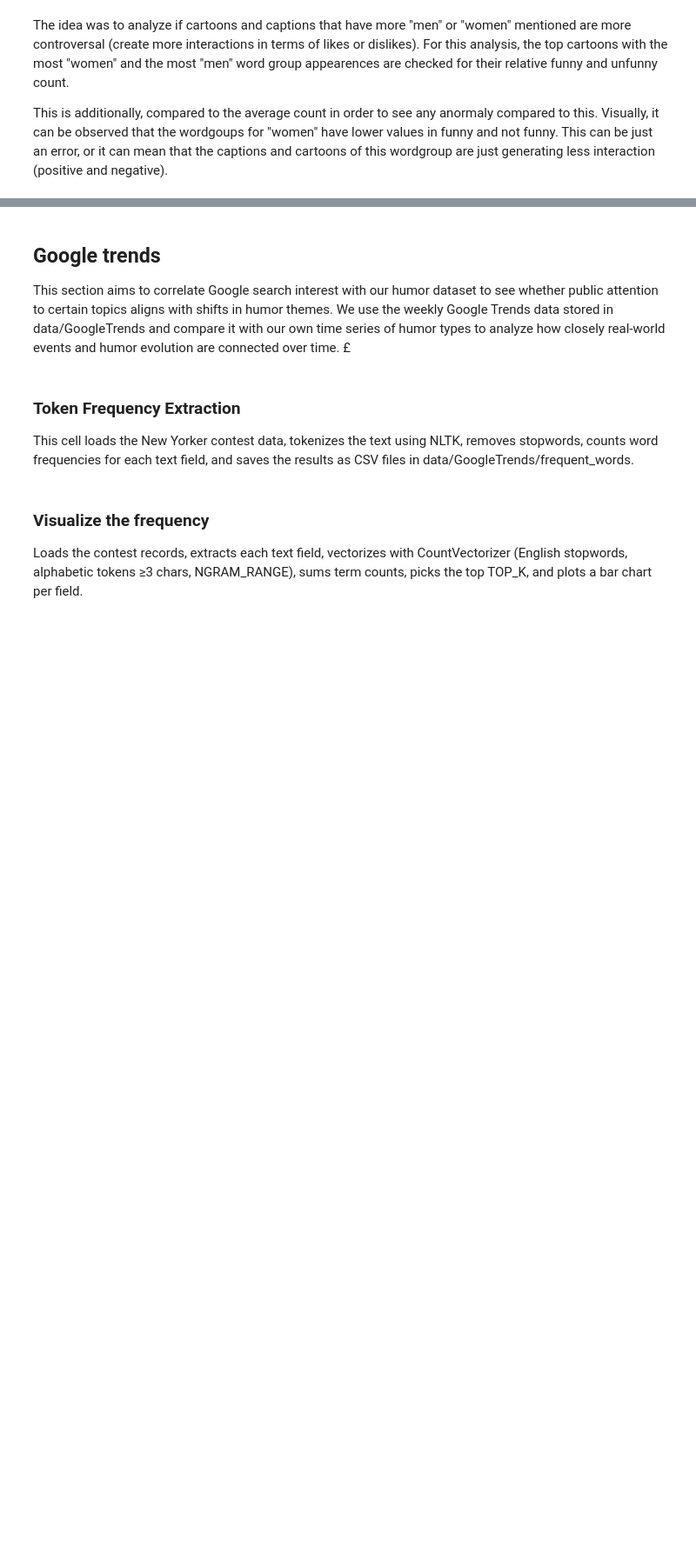
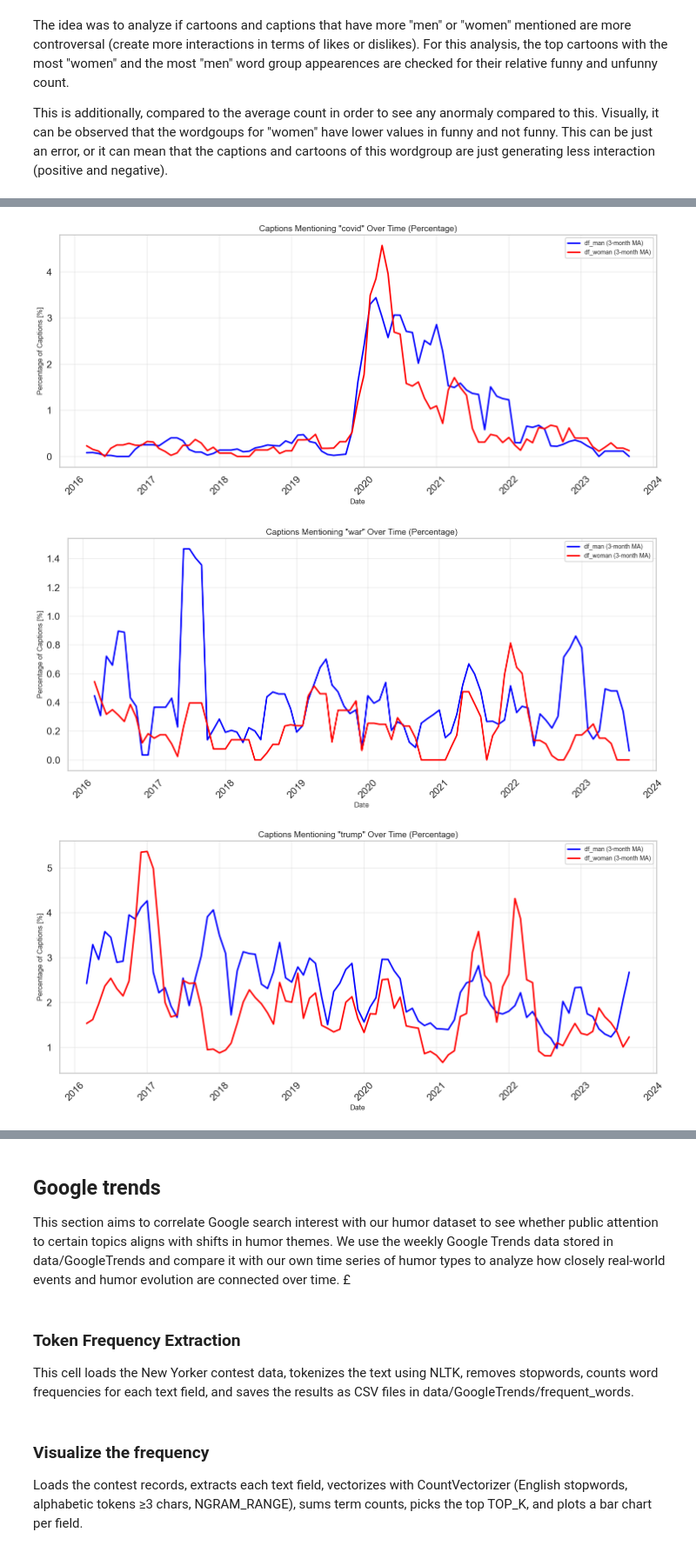
Before and after one commit to epfl-ada/ada-2025-project-data_dinosaur, a Jupyter notebook: results.ipynb, the cells around one changed output, grey strips where cells are left out. Shown at 87% size. Drawn from its saved outputs; the diff is of its cells as text; code cells hidden in the pictures; blank space fills up the shorter version.

```diff
--- a/results.ipynb
+++ b/results.ipynb
@@ -243,0 +388,60 @@ This is additionally, compared to the average count in order to see any anormaly
+# %%
+# Plot number of captions with each event group over time (counts and percentages with moving averages)
+# Add date column to df_man and df_woman if not already present
+df_man['date'] = pd.to_datetime(df_man['date'], errors='coerce')
+df_woman['date'] = pd.to_datetime(df_woman['date'], errors='coerce')
+
+# Create monthly time series for each event group, with df_man and df_woman on same plot
+for group in all_groups:
+    # df_man time series
+    monthly_counts_man = []
+    monthly_pcts_man = []
+    monthly_dates_man = []
+    for date, group_data in df_man.dropna(subset=['date']).groupby(df_man['date'].dt.to_period('M')):
+        count = group_data['event_groups'].apply(
+            lambda x: (group in x if isinstance(x, list) else x == group) if group != 'none' else (x == 0 or (isinstance(x, list) and len(x) == 0))
+        ).sum()
+        pct = (count / len(group_data)) * 100
+        monthly_counts_man.append(count)
+        monthly_pcts_man.append(pct)
+        monthly_dates_man.append(date.to_timestamp())
+
+    # df_woman time series
+    monthly_counts_woman = []
+    monthly_pcts_woman = []
+    monthly_dates_woman = []
+    for date, group_data in df_woman.dropna(subset=['date']).groupby(df_woman['date'].dt.to_period('M')):
+        count = group_data['event_groups'].apply(
+            lambda x: (group in x if isinstance(x, list) else x == group) if group != 'none' else (x == 0 or (isinstance(x, list) and len(x) == 0))
+        ).sum()
+        pct = (count / len(group_data)) * 100
+        monthly_counts_woman.append(count)
+        monthly_pcts_woman.append(pct)
+        monthly_dates_woman.append(date.to_timestamp())
+    # Calculate moving averages (3-month window)
+    ma_counts_man = pd.Series(monthly_counts_man).rolling(window=4, center=True, min_periods=1).mean()
+    ma_counts_woman = pd.Series(monthly_counts_woman).rolling(window=4, center=True, min_periods=1).mean()
+    ma_pcts_man = pd.Series(monthly_pcts_man).rolling(window=4, center=True, min_periods=1).mean()
+    ma_pcts_woman = pd.Series(monthly_pcts_woman).rolling(window=4, center=True, min_periods=1).mean()
+
+    # Plot counts
+    fig, ax = plt.subplots(figsize=(15, 7))
+
+    # Plot percentages
+    #ax.plot(monthly_dates_man, monthly_pcts_man, marker='o', linewidth=1, markersize=4, label='df_man (raw)', color='blue', alpha=0.5)
+    ax.plot(monthly_dates_man, ma_pcts_man, linewidth=2.5, label='df_man (3-month MA)', color='blue')
+    #ax.plot(monthly_dates_woman, monthly_pcts_woman, marker='s', linewidth=1, markersize=4, label='df_woman (raw)', color='red', alpha=0.5)
+    ax.plot(monthly_dates_woman, ma_pcts_woman, linewidth=2.5, label='df_woman (3-month MA)', color='red')
+    ax.set_title(f'Captions Mentioning "{group}" Over Time (Percentage)', fontsize=14)
+    ax.set_xlabel('Date', fontsize=12)
+    ax.set_ylabel('Percentage of Captions [%]', fontsize=12)
+    ax.legend(fontsize=10)
+    ax.grid(True, alpha=0.3)
+
+    plt.xticks(rotation=45)
+    plt.tight_layout()
+    plt.show()
+# %% [output]
+[figure, added]
+[figure, added]
+[figure, added]
```
Also changed, not shown: parts of 17 cells of this notebook, 2 other files.
